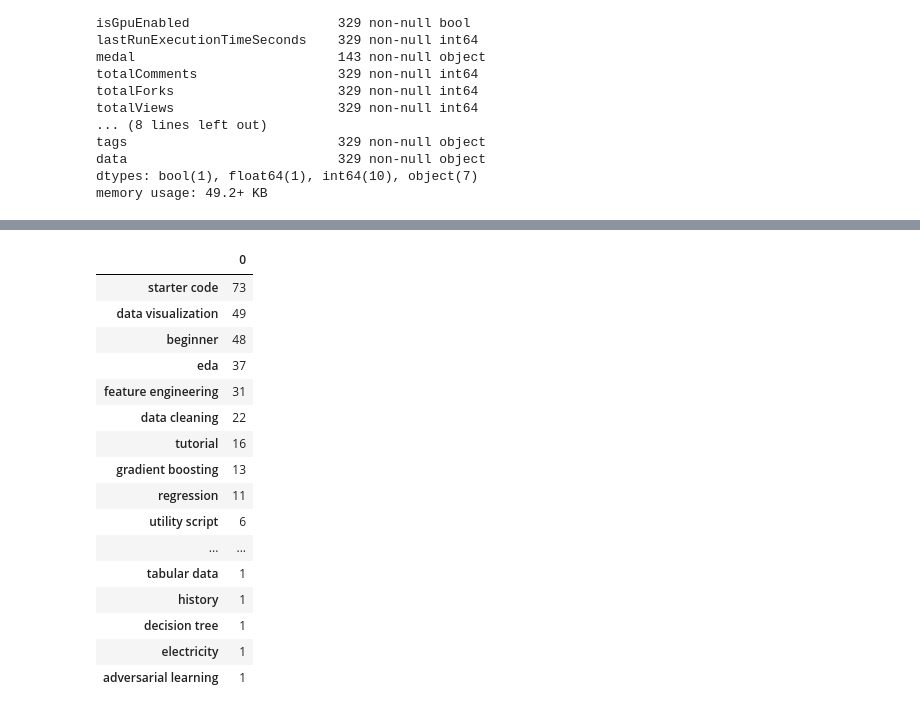
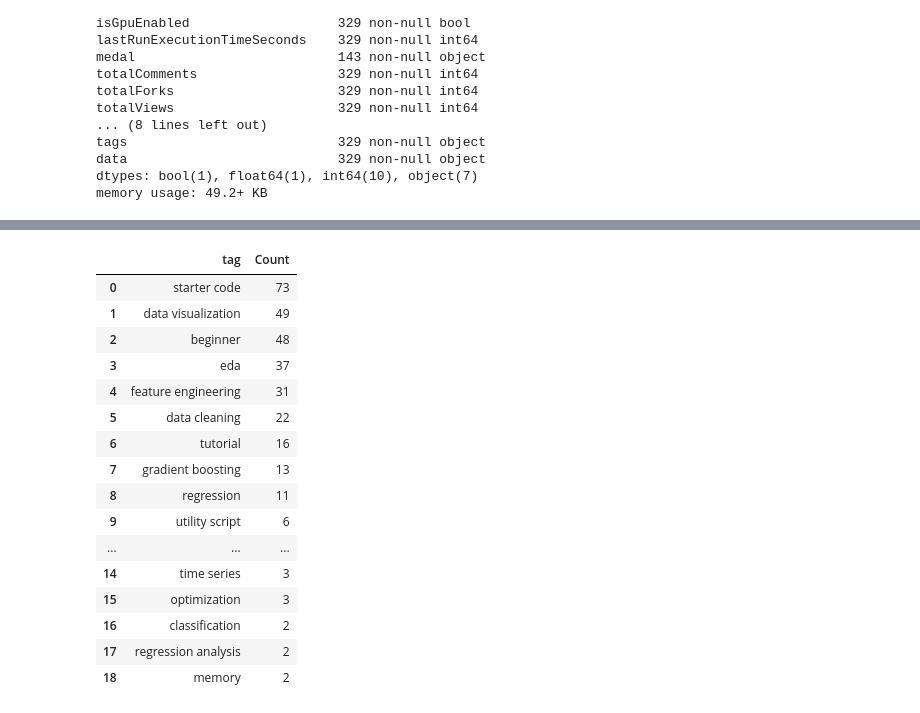
Before and after one commit to buds-lab/ashrae-great-energy-predictor-3-overview-analysis, a Jupyter notebook: Section3/NotebooksAnalysis.ipynb, the cells around one changed output, grey strips where cells are left out. Cells and saved outputs as stored; diff of their text form; code cells hidden in the pictures.

Commit message:
Update notebooks analysis

```diff
--- a/Section3/NotebooksAnalysis.ipynb
+++ b/Section3/NotebooksAnalysis.ipynb
@@ -112,23 +109,25 @@ df_notebooks['Leak_data_usage'].replace({0:'False', 1: 'True'}).value_counts().s
 # %%
 list_tags = np.reshape(df_notebooks['tags'].to_list(), (1,-1)).tolist()[0]
 dict_tags = {tag:list_tags.count(tag) for tag in list_tags}
 df_tags_count = pd.DataFrame.from_dict(dict_tags, orient='index').sort_values(0, ascending=False).drop('nan')
+df_tags_count = df_tags_count.reset_index().rename(columns={'index':'tag', 0:'Count'})
+df_tags_count = df_tags_count[df_tags_count['Count']>1]
 df_tags_count
 # %% [output]
-|  | 0 |
-| starter code | 73 |
-| data visualization | 49 |
-| beginner | 48 |
-| eda | 37 |
-| feature engineering | 31 |
-| data cleaning | 22 |
-| tutorial | 16 |
-| gradient boosting | 13 |
-| regression | 11 |
-| utility script | 6 |
-| ... | ... |
-| tabular data | 1 |
-| history | 1 |
-| decision tree | 1 |
-| electricity | 1 |
-| adversarial learning | 1 |
+|  | tag | Count |
+| 0 | starter code | 73 |
+| 1 | data visualization | 49 |
+| 2 | beginner | 48 |
+| 3 | eda | 37 |
+| 4 | feature engineering | 31 |
+| 5 | data cleaning | 22 |
+| 6 | tutorial | 16 |
+| 7 | gradient boosting | 13 |
+| 8 | regression | 11 |
+| 9 | utility script | 6 |
+| ... | ... | ... |
+| 14 | time series | 3 |
+| 15 | optimization | 3 |
+| 16 | classification | 2 |
+| 17 | regression analysis | 2 |
+| 18 | memory | 2 |
```
Also changed, not shown: parts of 23 cells of this notebook.
